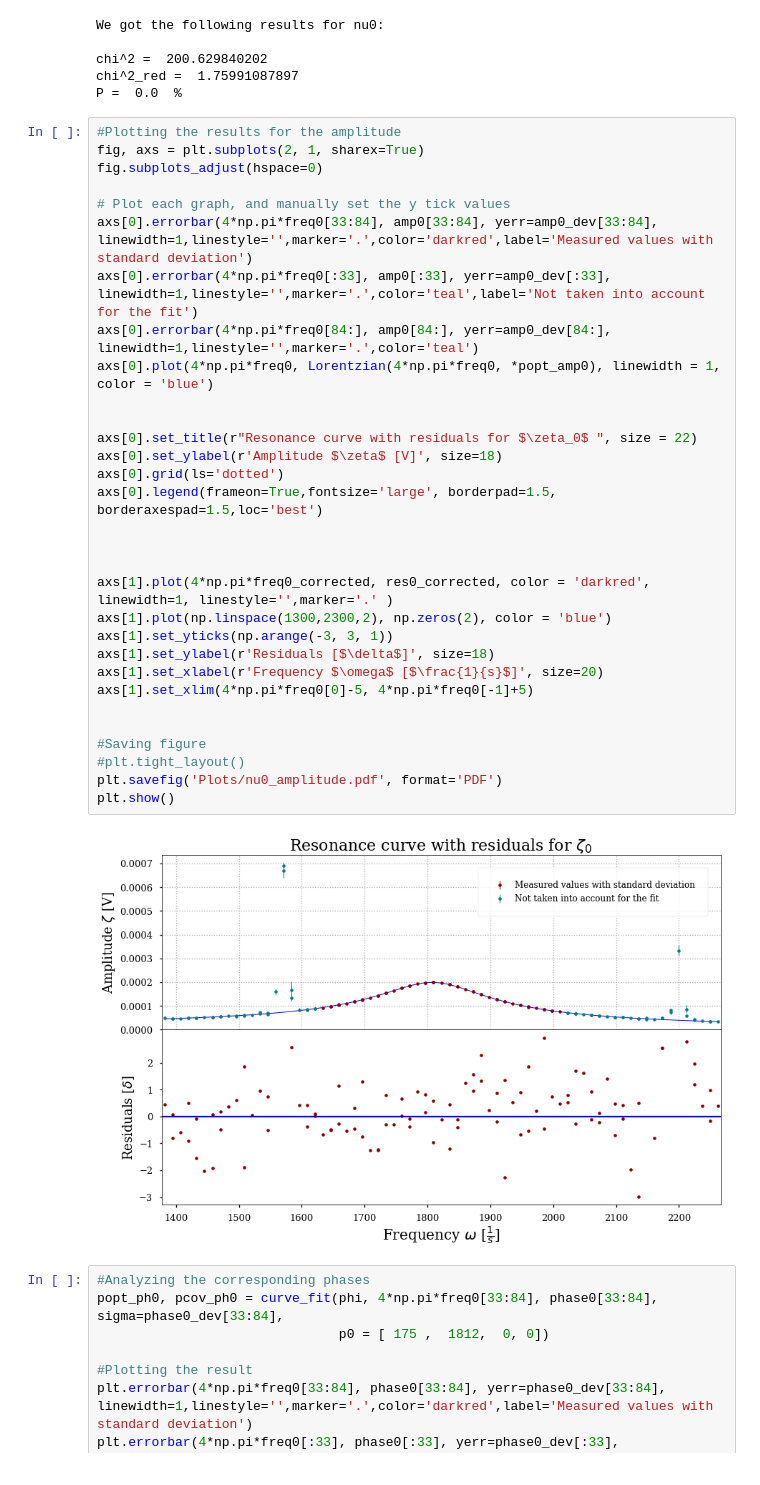
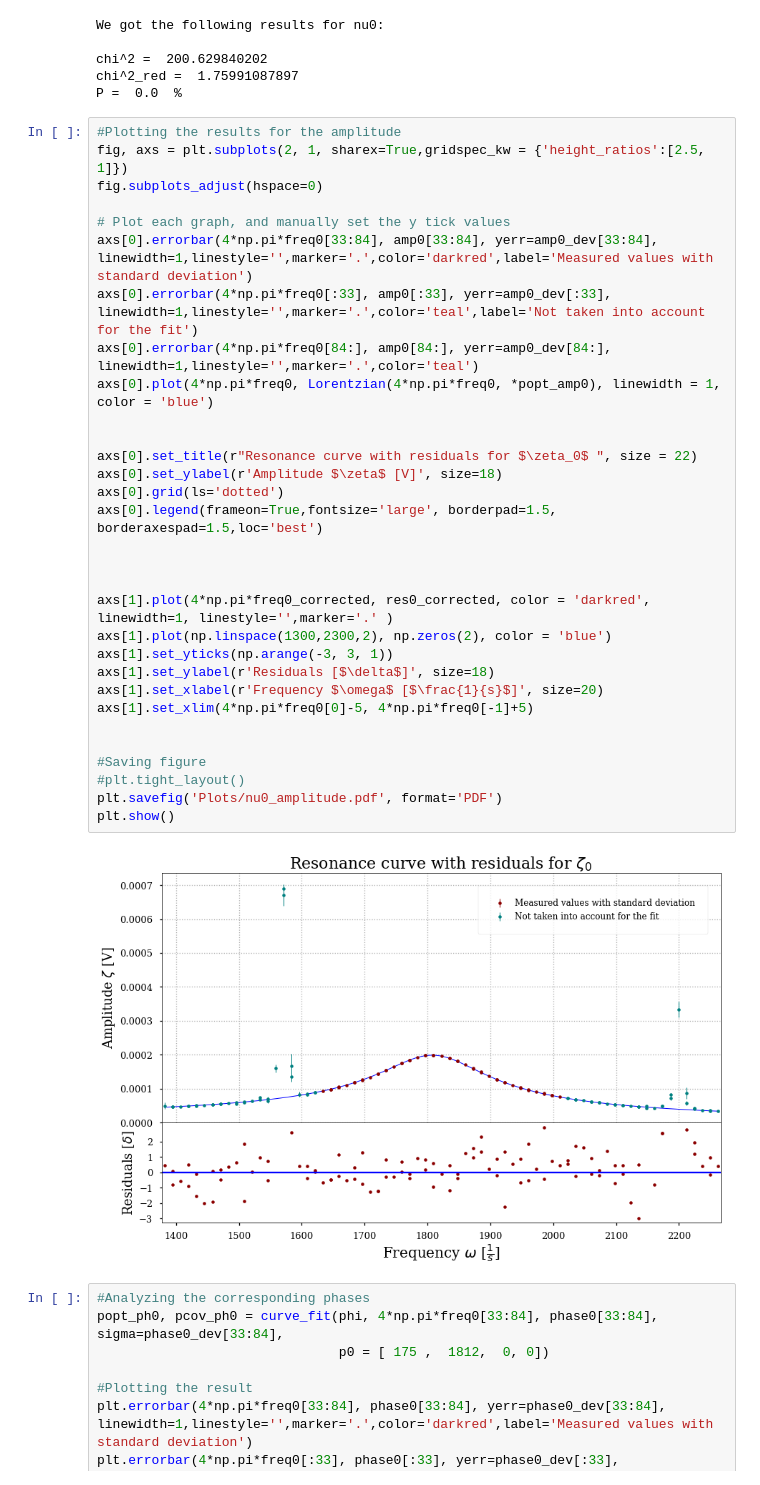
Before and after one commit to mathieukaltschmidt/FP-physics-lab-course, a Jupyter notebook: F75 Computer and Data Processing/Python/F75 Computer and Data processing .ipynb, the cells around one changed output. Cells and saved outputs as stored; diff of their text form.

```diff
--- a/F75 Computer and Data Processing/Python/F75 Computer and Data processing .ipynb
+++ b/F75 Computer and Data Processing/Python/F75 Computer and Data processing .ipynb
@@ -86,37 +86,37 @@ chi^2_red =  1.75991087897
 P =  0.0  %
 # %%
 #Plotting the results for the amplitude
-fig, axs = plt.subplots(2, 1, sharex=True)
+fig, axs = plt.subplots(2, 1, sharex=True,gridspec_kw = {'height_ratios':[2.5, 1]})
 fig.subplots_adjust(hspace=0)
 
 # Plot each graph, and manually set the y tick values
 axs[0].errorbar(4*np.pi*freq0[33:84], amp0[33:84], yerr=amp0_dev[33:84], linewidth=1,linestyle='',marker='.',color='darkred',label='Measured values with standard deviation')
 axs[0].errorbar(4*np.pi*freq0[:33], amp0[:33], yerr=amp0_dev[:33], linewidth=1,linestyle='',marker='.',color='teal',label='Not taken into account for the fit')
 axs[0].errorbar(4*np.pi*freq0[84:], amp0[84:], yerr=amp0_dev[84:], linewidth=1,linestyle='',marker='.',color='teal')
 axs[0].plot(4*np.pi*freq0, Lorentzian(4*np.pi*freq0, *popt_amp0), linewidth = 1, color = 'blue')
 
 
 axs[0].set_title(r"Resonance curve with residuals for $\zeta_0$ ", size = 22)
 axs[0].set_ylabel(r'Amplitude $\zeta$ [V]', size=18)
 axs[0].grid(ls='dotted')
 axs[0].legend(frameon=True,fontsize='large', borderpad=1.5, borderaxespad=1.5,loc='best')
 
 
 
 axs[1].plot(4*np.pi*freq0_corrected, res0_corrected, color = 'darkred', linewidth=1, linestyle='',marker='.' )
 axs[1].plot(np.linspace(1300,2300,2), np.zeros(2), color = 'blue')
 axs[1].set_yticks(np.arange(-3, 3, 1))
 axs[1].set_ylabel(r'Residuals [$\delta$]', size=18)
 axs[1].set_xlabel(r'Frequency $\omega$ [$\frac{1}{s}$]', size=20)
 axs[1].set_xlim(4*np.pi*freq0[0]-5, 4*np.pi*freq0[-1]+5)
 
 
 #Saving figure
 #plt.tight_layout()
 plt.savefig('Plots/nu0_amplitude.pdf', format='PDF')
 plt.show()
 # %% [output]
-[figure, old version]
+[figure, new version]
 # %%
 #Analyzing the corresponding phases
 popt_ph0, pcov_ph0 = curve_fit(phi, 4*np.pi*freq0[33:84], phase0[33:84], sigma=phase0_dev[33:84],
```
Also changed, not shown: 7 other files.
